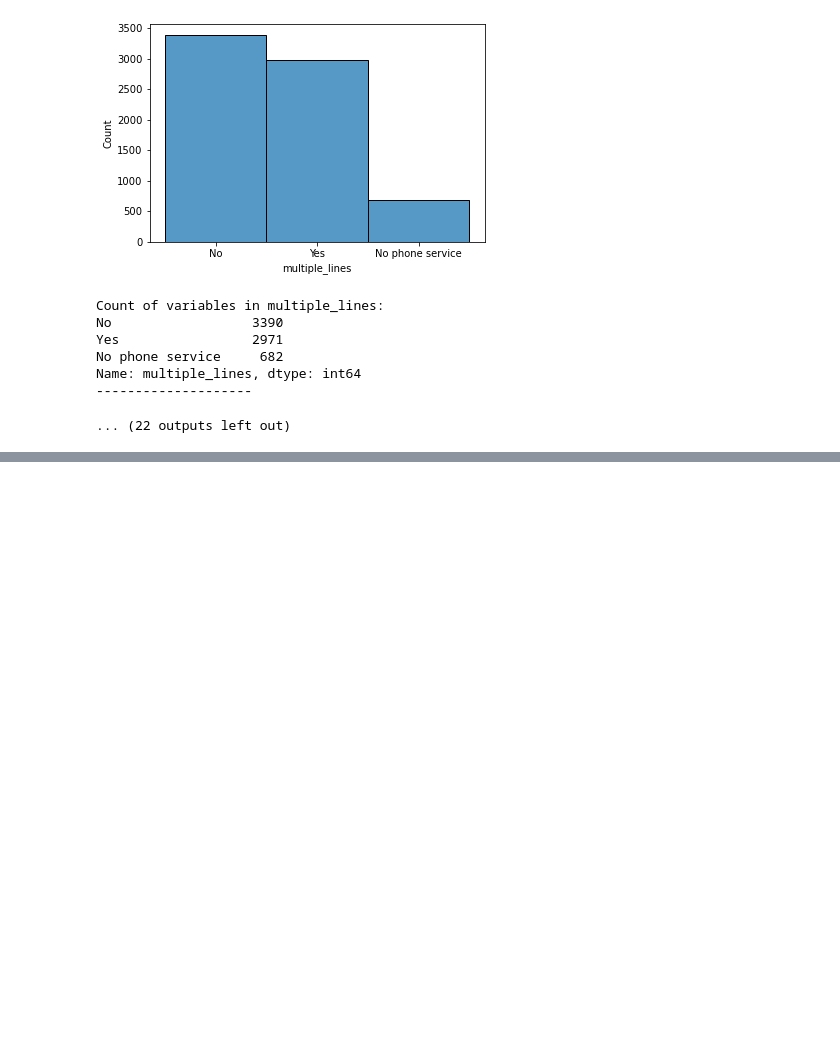
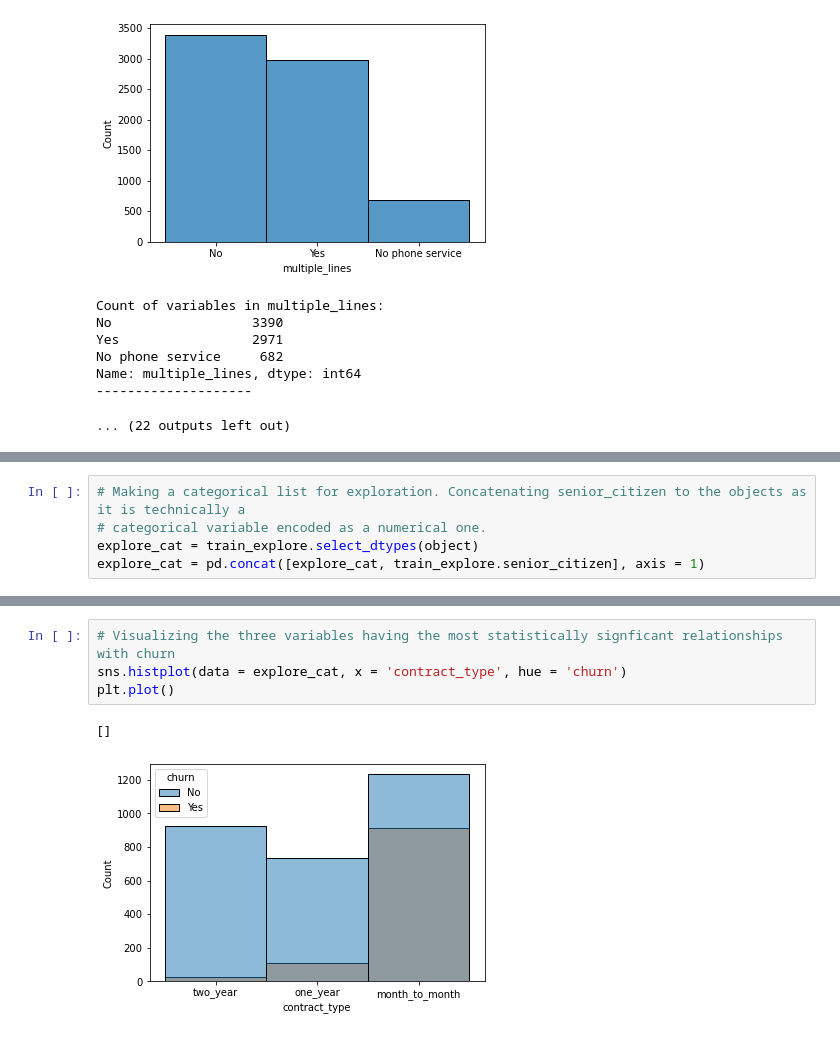
Before and after one commit to AndrewRachuig/telco_classification_project, a Jupyter notebook: final_report_telco_churn.ipynb, the cells around one changed output, grey strips where cells are left out. Cells and saved outputs as stored; diff of their text form; blank space fills up the shorter version.

```diff
--- a/final_report_telco_churn.ipynb
+++ b/final_report_telco_churn.ipynb
@@ -176,0 +344,5 @@ As such I will be changing all instances of "No phone service / No internet serv
+# %%
+# Making a categorical list for exploration. Concatenating senior_citizen to the objects as it is technically a
+# categorical variable encoded as a numerical one.
+explore_cat = train_explore.select_dtypes(object)
+explore_cat = pd.concat([explore_cat, train_explore.senior_citizen], axis = 1)
@@ -176,0 +390,7 @@ As such I will be changing all instances of "No phone service / No internet serv
+# %%
+# Visualizing the three variables having the most statistically signficant relationships with churn
+sns.histplot(data = explore_cat, x = 'contract_type', hue = 'churn')
+plt.plot()
+# %% [output]
+[]
+[figure, added]
```
Also changed, not shown: parts of 75 cells of this notebook.
